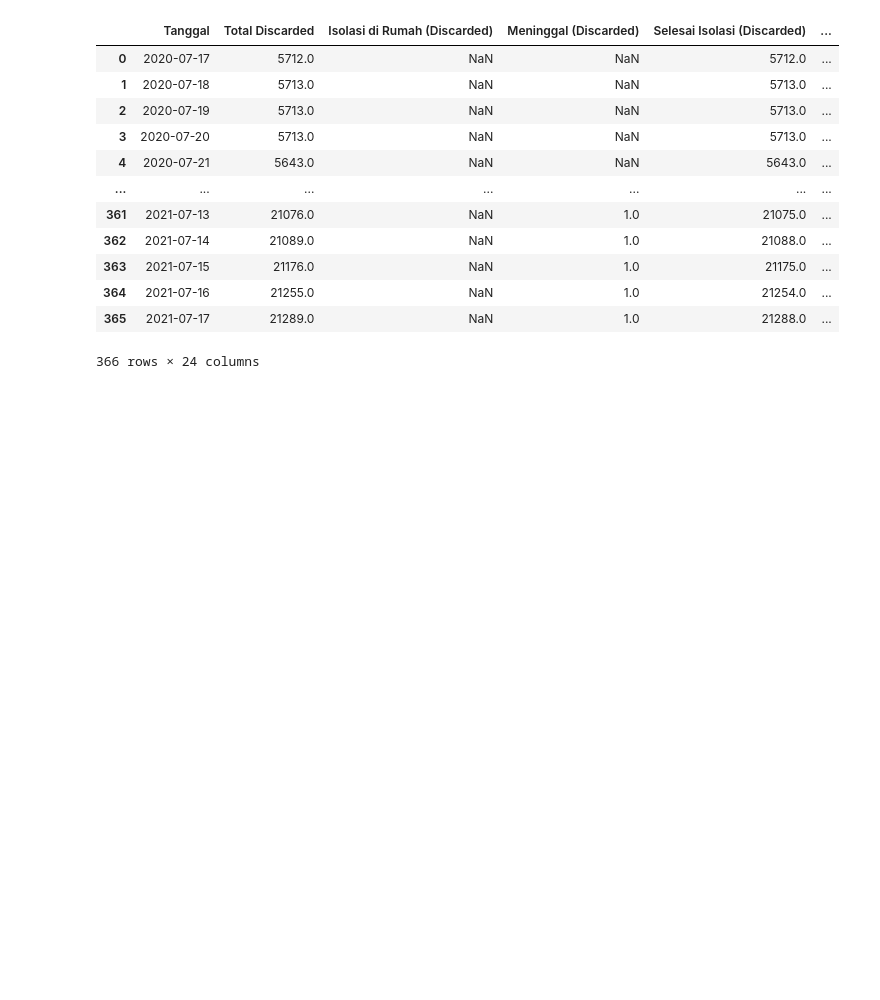
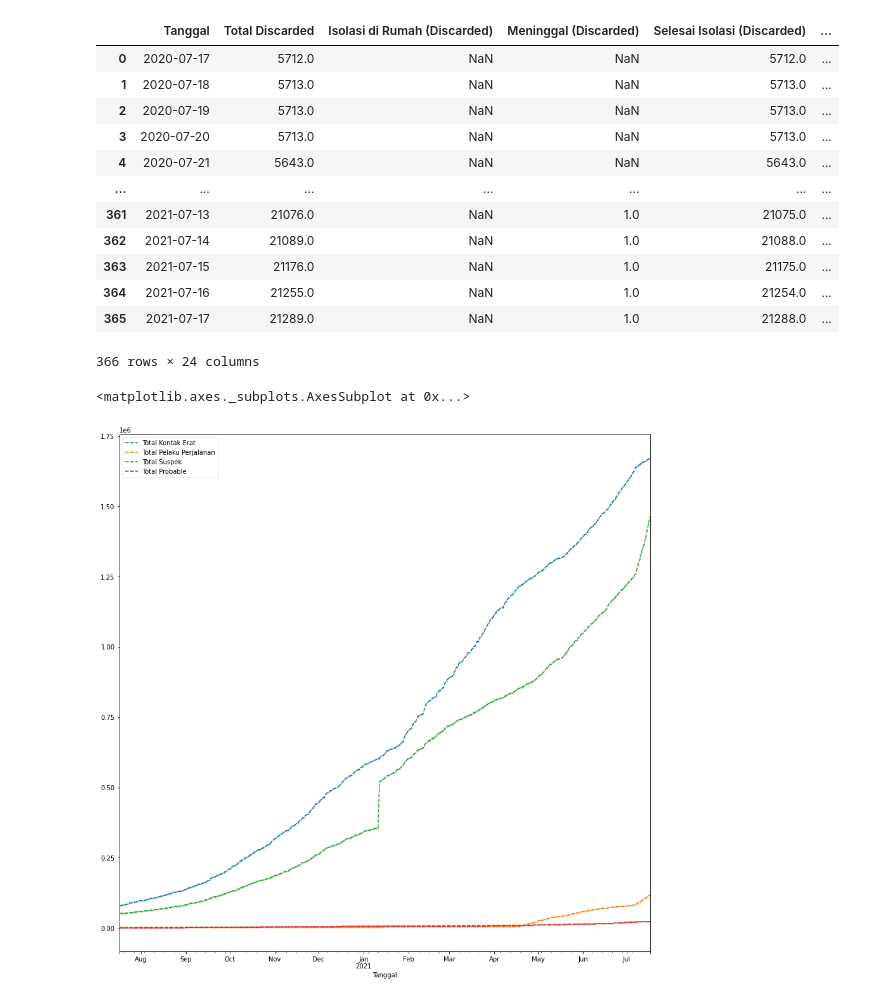
Before and after one commit to StevenTannn/Compfest-DS-Covid, a Jupyter notebook: notebook.ipynb, the cells around one changed output. Saved outputs shown, nothing was run; the diff lists cells and outputs as text; code cells hidden in the pictures; blank space fills up the shorter version.

```diff
--- a/notebook.ipynb
+++ b/notebook.ipynb
@@ -524,3 +522,8 @@ df_Suspek
 | 364 | 2021-07-16 | 21255.0 | NaN | 1.0 | 21254.0 | ... |
 | 365 | 2021-07-17 | 21289.0 | NaN | 1.0 | 21288.0 | ... |
 366 rows × 24 columns
+# %%
+df_Suspek.plot(x="Tanggal", y=["Total Kontak Erat","Total Pelaku Perjalanan","Total Suspek","Total Probable"],marker = 'o',figsize=(15, 15),linestyle='dashed',markersize='1')
+# %% [output]
+<matplotlib.axes._subplots.AxesSubplot at 0x...>
+[figure, added]
```
Also changed, not shown: parts of 18 cells of this notebook.
